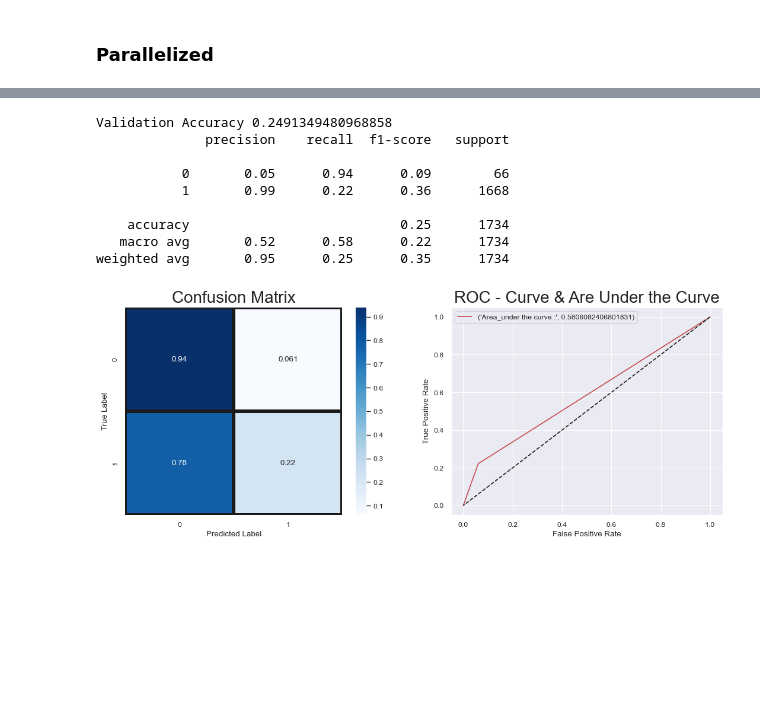
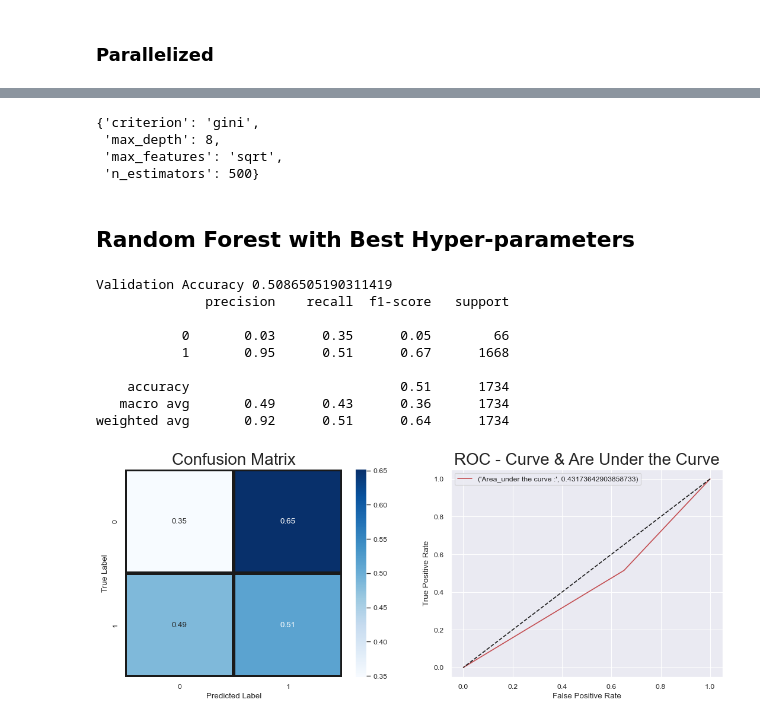
Before and after one commit to NicoGalvarino/astrobiology_belgrade, a Jupyter notebook: MultiProcessing/dask_exoplanet_data.ipynb, the cells around one changed output, grey strips where cells are left out. Cells and saved outputs as stored; diff of their text form; code cells hidden in the pictures; blank space fills up the shorter version.

Commit message:
finish dask notebook

```diff
--- a/MultiProcessing/dask_exoplanet_data.ipynb
+++ b/MultiProcessing/dask_exoplanet_data.ipynb
@@ -156,4 +132,4 @@ with open('best_params_regular.txt', 'w') as f:
 # %% [markdown]
 ### Parallelized
 # %%
-grid_search = GridSearchCV(estimator=RanFor, param_grid=param_grid, cv=5)
+grid_search = GridSearchCV(estimator=RanFor, param_grid=param_grid, cv=5, verbose=2)
@@ -181,0 +193,8 @@ results_joblib = pd.DataFrame(grid_search.cv_results_).head()
+# %%
+results_dask = grid_search.best_params_
+results_dask
+# %% [output]
+{'criterion': 'gini',
+ 'max_depth': 8,
+ 'max_features': 'sqrt',
+ 'n_estimators': 500}
@@ -182,34 +204,45 @@ results_joblib = pd.DataFrame(grid_search.cv_results_).head()
+# %% [markdown]
+## Random Forest with Best Hyper-parameters
+# %%
+forest = RandomForestClassifier(n_estimators=200,
+                                max_features='sqrt',
+                                max_depth=8,
+                                criterion='entropy',
+                                random_state=42)
+# %%
+forest.fit(x_train, smote_train_y)
+y_pred = forest.predict(x_test)
 # %%
 print('Validation Accuracy', accuracy_score(y_pred, test_y))
 print(classification_report(test_y, y_pred))
 # %% [output]
-Validation Accuracy 0.2491349480968858
+Validation Accuracy 0.5086505190311419
               precision    recall  f1-score   support
 
-           0       0.05      0.94      0.09        66
-           1       0.99      0.22      0.36      1668
+           0       0.03      0.35      0.05        66
+           1       0.95      0.51      0.67      1668
 
-    accuracy                           0.25      1734
-   macro avg       0.52      0.58      0.22      1734
-weighted avg       0.95      0.25      0.35      1734
+    accuracy                           0.51      1734
+   macro avg       0.49      0.43      0.36      1734
+weighted avg       0.92      0.51      0.64      1734
 # %%
 plt.figure(figsize=(13,10))
 plt.subplot(221)
 sns.heatmap(confusion_matrix(test_y, y_pred, normalize='true'),
             annot=True, cmap="Blues", linecolor="k", linewidths=3)
 plt.title("Confusion Matrix", fontsize=20)
 plt.xlabel('Predicted Label')
 plt.ylabel('True Label')
 
 # ROC curve and Area under the curve plotting
-predicting_prob_adasyn = RanFor.predict_proba(x_test)[:,1]
+predicting_prob_adasyn = forest.predict_proba(x_test)[:,1]
 fpr, tpr, thresholds = roc_curve(test_y, y_pred)
 plt.subplot(222)
 plt.plot(fpr, tpr, label = ("Area_under the curve :", auc(fpr, tpr)), color="r")
 plt.plot([1, 0], [1, 0], linestyle="dashed", color="k")
 plt.legend(loc="best")
 plt.xlabel('False Positive Rate')
 plt.ylabel('True Positive Rate')
 plt.title("ROC - Curve & Are Under the Curve", fontsize=20);
 # %% [output]
-[figure, old version]
+[figure, new version]
```
Also changed, not shown: parts of 8 cells of this notebook, 2 other files.
